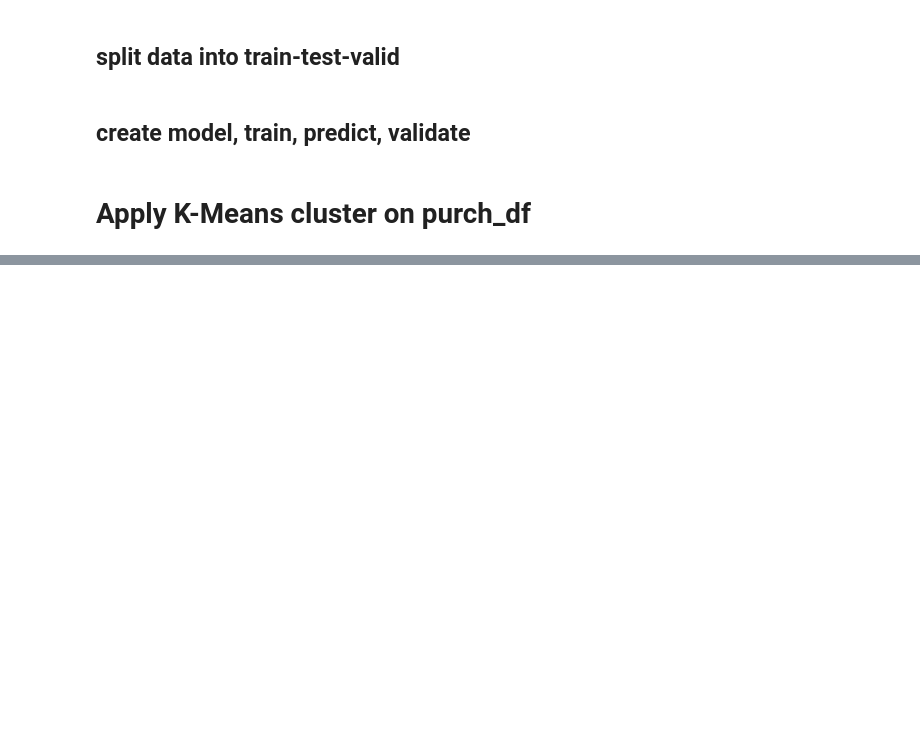
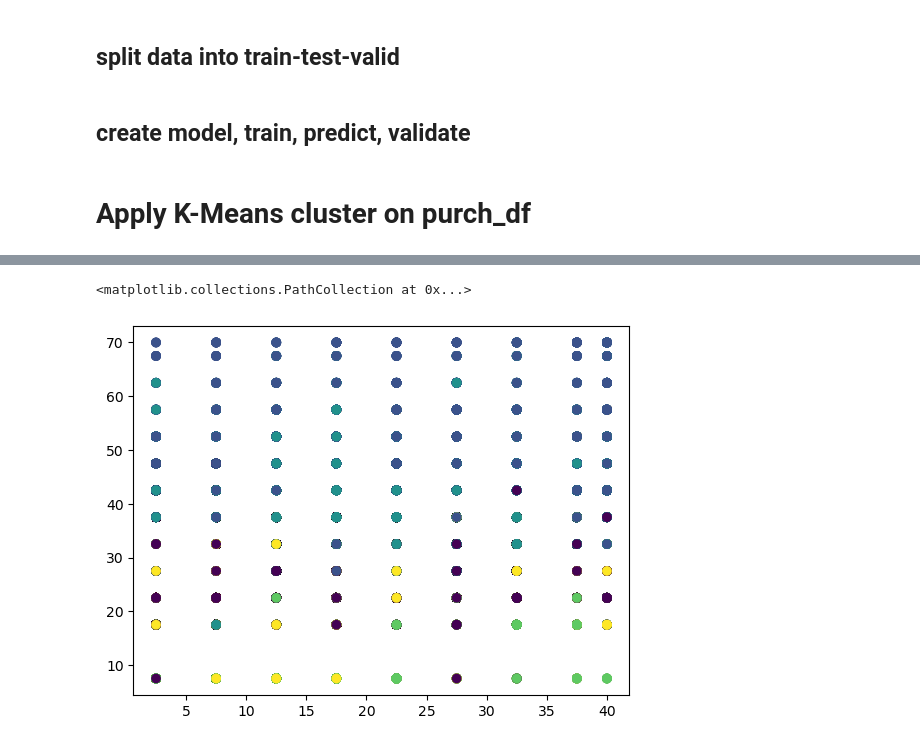
Before and after one commit to ashenfernando1/Winter-2023, a Jupyter notebook: CarMax.ipynb, the cells around one changed output, grey strips where cells are left out. Saved outputs shown, nothing was run; the diff lists cells and outputs as text; code cells hidden in the pictures; blank space fills up the shorter version.

```diff
--- a/CarMax.ipynb
+++ b/CarMax.ipynb
@@ -138,2 +180,6 @@ def encodeDF(df):
 
     return df
+# %%
+df_semi = convertCols(df_semi, include_trim=False)
+df_semi = encodeDF(df_semi)
+df_semi
@@ -234,28 +294,29 @@ from sklearn.ensemble import RandomForestClassifier, RandomForestRegressor
 from sklearn.metrics import confusion_matrix, accuracy_score, roc_auc_score
 from sklearn.metrics import mean_squared_error
 from sklearn.model_selection import GridSearchCV
+from sklearn.preprocessing import MinMaxScaler
 
-purchased_list = ['price','model_year','mileage','model','trim_descrip','engine','cylinders','mpg_city','mpg_highway','horsepower','fuel_capacity']
+scaler = MinMaxScaler()
+
+purchased_list = ['price','model_year','mileage','model','engine','cylinders','mpg_city','mpg_highway','horsepower','fuel_capacity']
 
 for i in purchased_list:
 
-    X = df.loc[:,['online_appraisal_flag','appraisal_offer',
-               'model_year_appraisal', 'mileage_appraisal', 'model_appraisal', 'trim_descrip_appraisal',
+    X = df_semi.loc[:,['online_appraisal_flag','appraisal_offer',
+               'model_year_appraisal', 'mileage_appraisal', 'model_appraisal',
                'engine_appraisal', 'cylinders_appraisal', 'mpg_city_appraisal', 'mpg_highway_appraisal', 'horsepower_appraisal',
                'fuel_capacity_appraisal']]
-    # X = df.loc[:,['appraisal_offer',
-    #            'model_year_appraisal', 'mileage_appraisal', 'model_appraisal', 'mpg_city_appraisal', 'mpg_highway_appraisal', 'horsepower_appraisal', ]]
-    y = df.loc[:,i]
+    y = df_semi.loc[:,i]
     X_train, X_test, y_train, y_test = train_test_split(X, y, test_size=0.2)
     X_train = scaler.fit_transform(X_train)
     X_test = scaler.transform(X_test)
 
-    param_grid = [
-        {'n_estimators': [3, 10, 30], 'max_features': [2, 4, 6, 8]},
-        {'bootstrap': [False], 'n_estimators': [3, 10], 'max_features': [2, 3, 4]},
-      ]
+#     param_grid = [
+#         {'n_estimators': [3, 10, 30], 'max_features': [2, 4, 6, 8]},
+#         {'bootstrap': [False], 'n_estimators': [3, 10], 'max_features': [2, 3, 4]},
+#       ]
 
-    forest_reg = RandomForestRegressor()
+#     forest_reg = RandomForestRegressor()
 
     # grid_search = GridSearchCV(forest_reg, param_grid, cv=5,
     #                            scoring='neg_mean_squared_error',
@@ -320,14 +362,14 @@ from sklearn.metrics import confusion_matrix, accuracy_score, roc_auc_score
 from sklearn.metrics import mean_squared_error
 from sklearn.model_selection import GridSearchCV
 
-purchased_list = ['price','model_year','mileage','model','trim_descrip','engine','cylinders','mpg_city','mpg_highway','horsepower','fuel_capacity']
+purchased_list = ['price','model_year','mileage','model','engine','cylinders','mpg_city','mpg_highway','horsepower','fuel_capacity']
 
 for i in purchased_list:
 
-    X = df.copy()
-    X_sub = X[df['online_appraisal_flag'] == 0]
+    X = df_semi.copy()
+    X_sub = X[df_semi['make'] == df_semi['make_appraisal']]
     X = X_sub.loc[:,['appraisal_offer',
-               'model_year_appraisal', 'mileage_appraisal', 'model_appraisal', 'trim_descrip_appraisal',
+               'model_year_appraisal', 'mileage_appraisal', 'model_appraisal',
                'engine_appraisal', 'cylinders_appraisal', 'mpg_city_appraisal', 'mpg_highway_appraisal', 'horsepower_appraisal',
                'fuel_capacity_appraisal']]
     # X = df.loc[:,['appraisal_offer',
@@ -1152,10 +893,10 @@ concat_df
 # %%
 purch_df = pd.concat([
     df[['price','appraisal_offer','online_appraisal_flag','model_year','mileage']],
-    purch_make,
+    # purch_make,
     df[['model','trim_descrip']],
-    purch_body,
-    purch_color,
+    # purch_body,
+    # purch_color,
     df[['engine','cylinders','mpg_city','mpg_highway','horsepower','fuel_capacity']],
 ], axis=1)
 purch_df
@@ -1245,5 +1075,10 @@ kmeans.fit(purch_df)
 # %%
-plt.scatter(x=purch_df['model_year'], y=purch_df['price'], c=kmeans.labels_)
+kmeans = KMeans(n_clusters=5, random_state=42)
+kmeans.fit(purch_df)
+plt.scatter(x=purch_df['appraisal_offer'], y=purch_df['price'], c=kmeans.labels_)
+# %% [output]
+<matplotlib.collections.PathCollection at 0x...>
+[figure, added]
 # %%
 df['make'].unique()
 # %%
```
Also changed, not shown: parts of 56 cells of this notebook, 5 other files.
